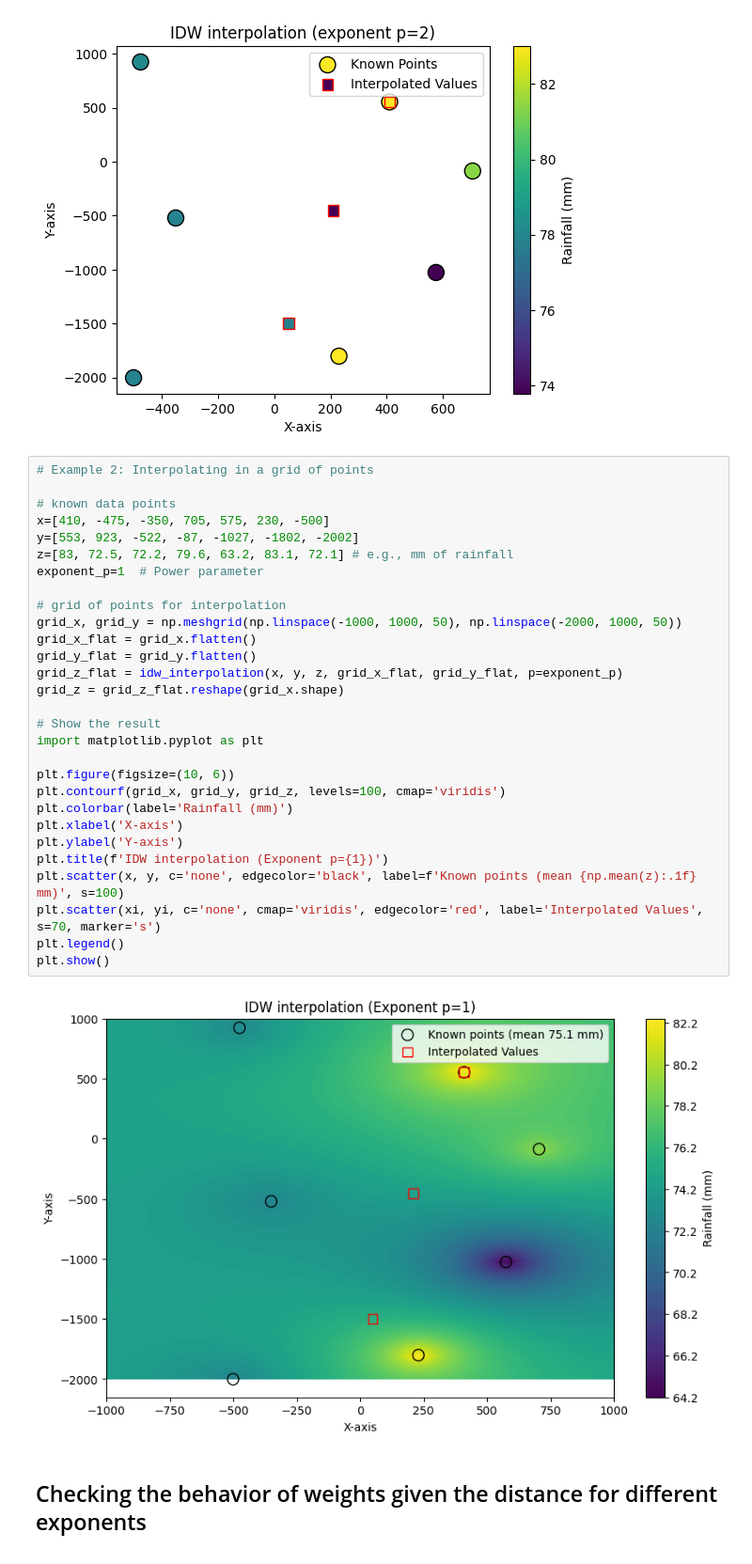
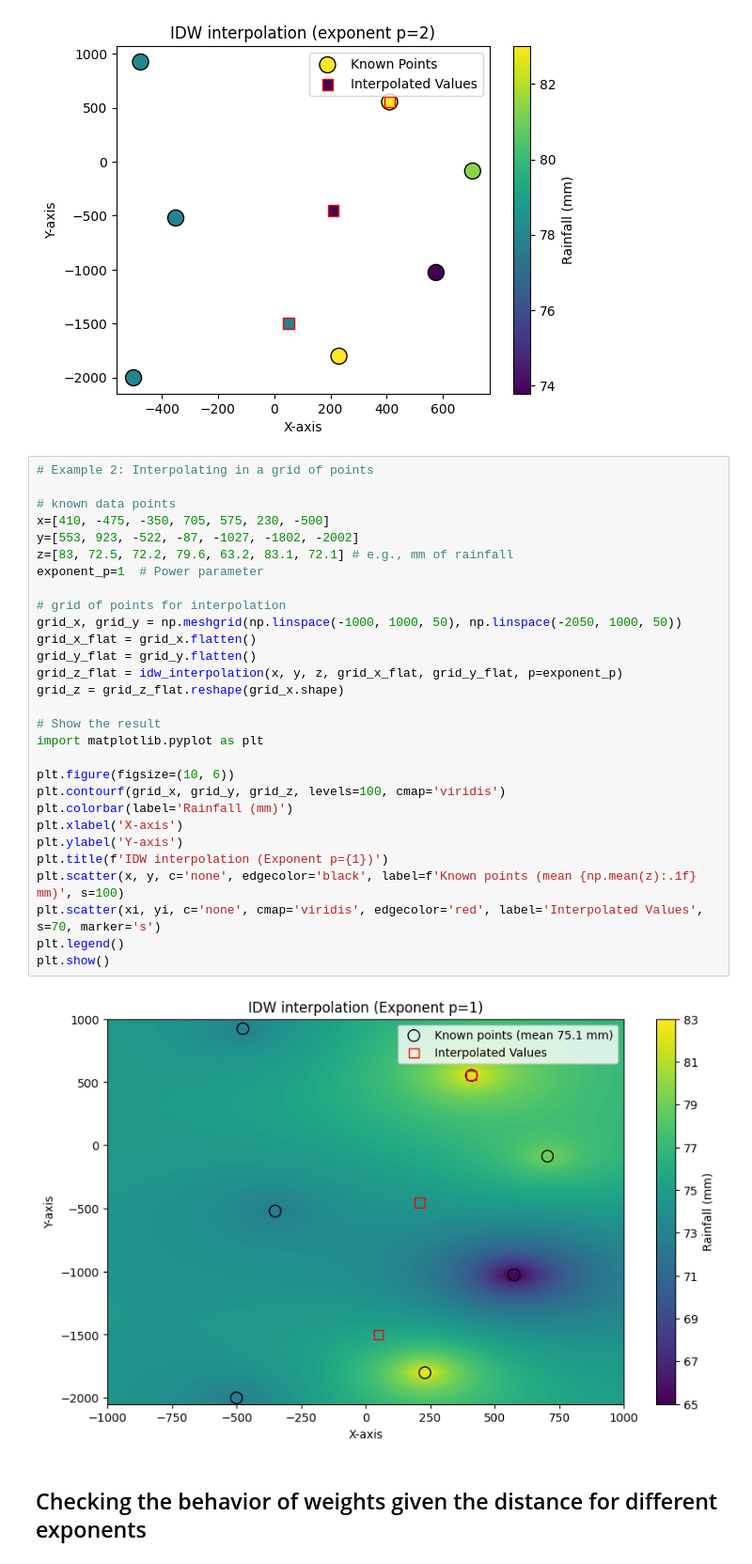
Before and after one commit to geoUFSC/geostats, a Jupyter notebook: IDW.ipynb, the cells around one changed output. Shown at 94% size. Saved outputs shown, nothing was run; the diff lists cells and outputs as text.

Commit message:
updating plots

```diff
--- a/IDW.ipynb
+++ b/IDW.ipynb
@@ -94,34 +94,34 @@ plt.show()
 # %%
 # Example 2: Interpolating in a grid of points
 
 # known data points
 x=[410, -475, -350, 705, 575, 230, -500]
 y=[553, 923, -522, -87, -1027, -1802, -2002]
 z=[83, 72.5, 72.2, 79.6, 63.2, 83.1, 72.1] # e.g., mm of rainfall
 exponent_p=1  # Power parameter
 
 # grid of points for interpolation
-grid_x, grid_y = np.meshgrid(np.linspace(-1000, 1000, 50), np.linspace(-2000, 1000, 50))
+grid_x, grid_y = np.meshgrid(np.linspace(-1000, 1000, 50), np.linspace(-2050, 1000, 50))
 grid_x_flat = grid_x.flatten()
 grid_y_flat = grid_y.flatten()
 grid_z_flat = idw_interpolation(x, y, z, grid_x_flat, grid_y_flat, p=exponent_p)
 grid_z = grid_z_flat.reshape(grid_x.shape)
 
 # Show the result
 import matplotlib.pyplot as plt
 
 plt.figure(figsize=(10, 6))
 plt.contourf(grid_x, grid_y, grid_z, levels=100, cmap='viridis')
 plt.colorbar(label='Rainfall (mm)')
 plt.xlabel('X-axis')
 plt.ylabel('Y-axis')
 plt.title(f'IDW interpolation (Exponent p={1})')
 plt.scatter(x, y, c='none', edgecolor='black', label=f'Known points (mean {np.mean(z):.1f} mm)', s=100)
 plt.scatter(xi, yi, c='none', cmap='viridis', edgecolor='red', label='Interpolated Values', s=70, marker='s')
 plt.legend()
 plt.show()
 # %% [output]
-[figure, old version]
+[figure, new version]
 # %% [markdown]
  ## Checking the behavior of weights given the distance for different exponents
 # %%
```
Also changed, not shown: parts of 4 cells of this notebook.
